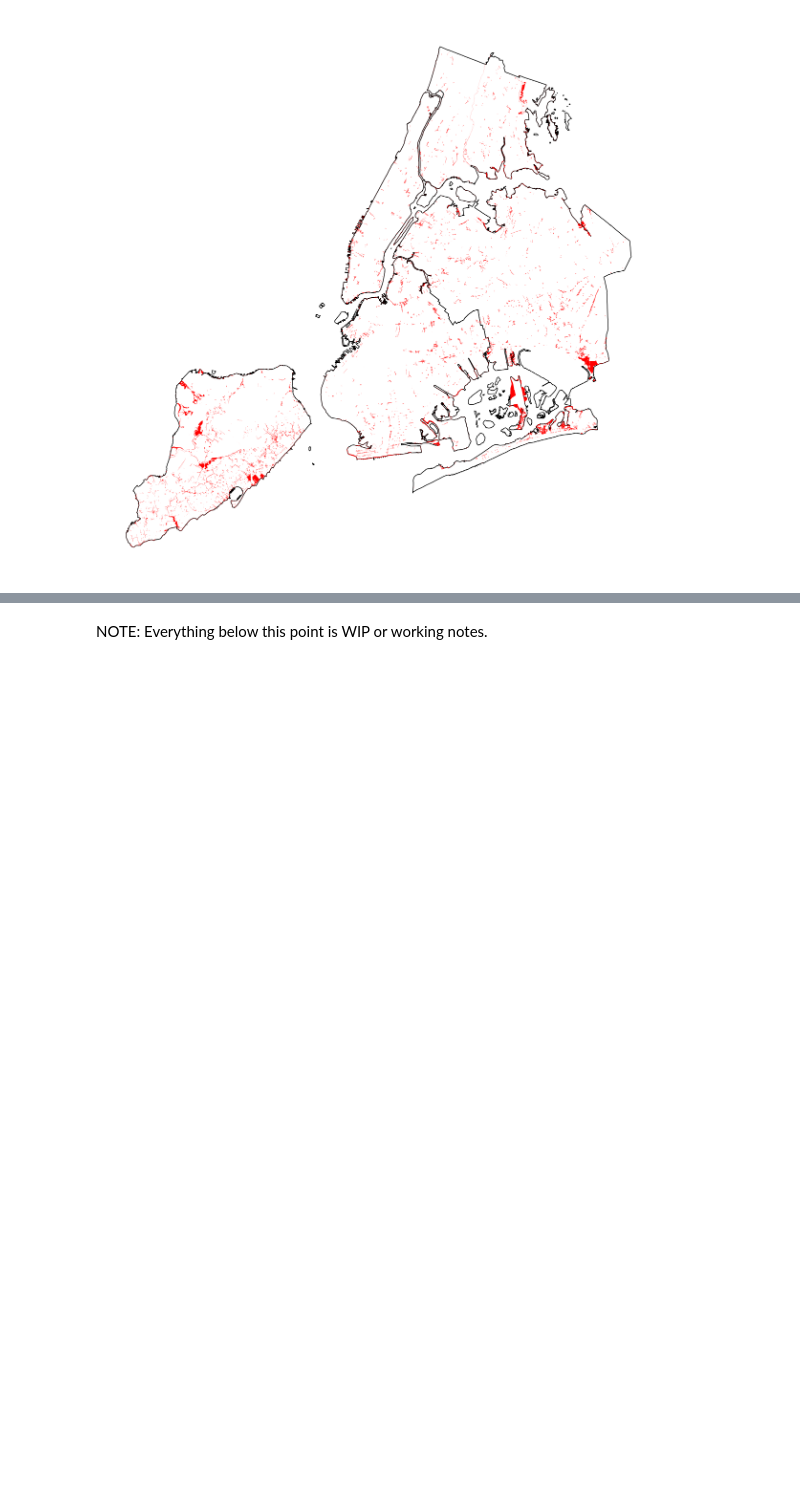
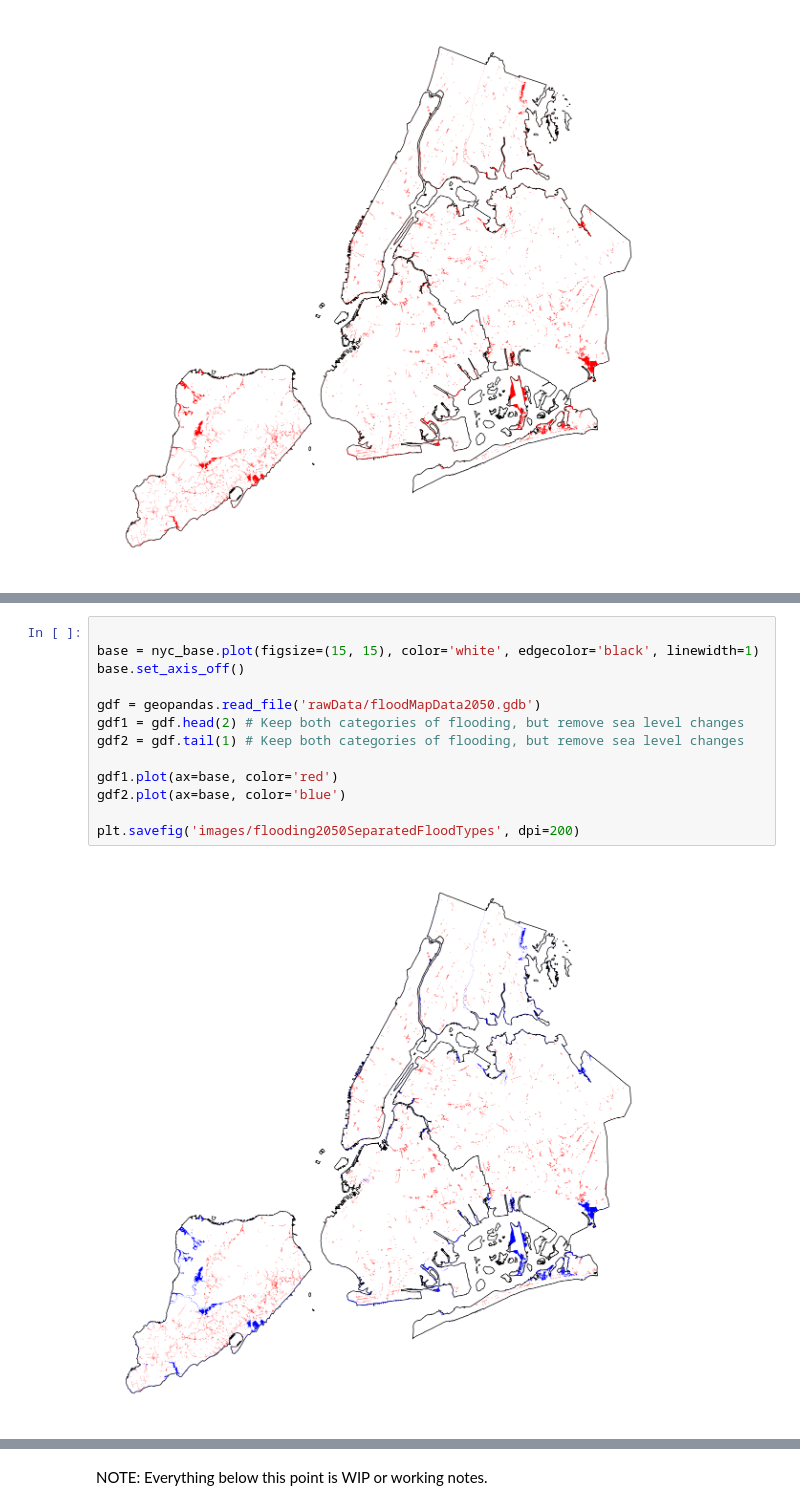
Before and after one commit to lnagle/nyc-at-risk-housing, a Jupyter notebook: index.ipynb, the cells around one changed output, grey strips where cells are left out. Saved outputs shown, nothing was run; the diff lists cells and outputs as text; blank space fills up the shorter version.

Commit message:
Add map of 2050 flooding

```diff
--- a/index.ipynb
+++ b/index.ipynb
@@ -39,0 +52,15 @@ plt.savefig('images/flooding2050', dpi=200)
+# %%
+
+base = nyc_base.plot(figsize=(15, 15), color='white', edgecolor='black', linewidth=1)
+base.set_axis_off()
+
+gdf = geopandas.read_file('rawData/floodMapData2050.gdb')
+gdf1 = gdf.head(2) # Keep both categories of flooding, but remove sea level changes
+gdf2 = gdf.tail(1) # Keep both categories of flooding, but remove sea level changes
+
+gdf1.plot(ax=base, color='red')
+gdf2.plot(ax=base, color='blue')
+
+plt.savefig('images/flooding2050SeparatedFloodTypes', dpi=200)
+# %% [output]
+[figure, added]
```
Also changed, not shown: parts of 6 cells of this notebook, 2 other files.
